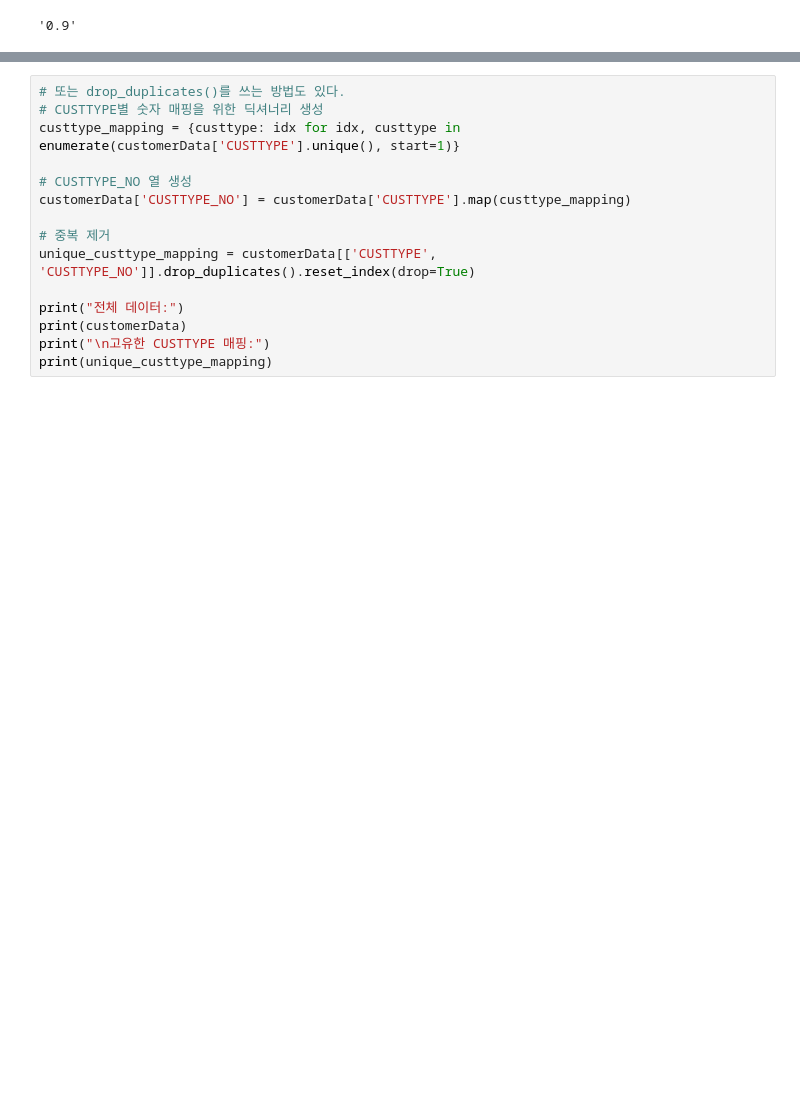
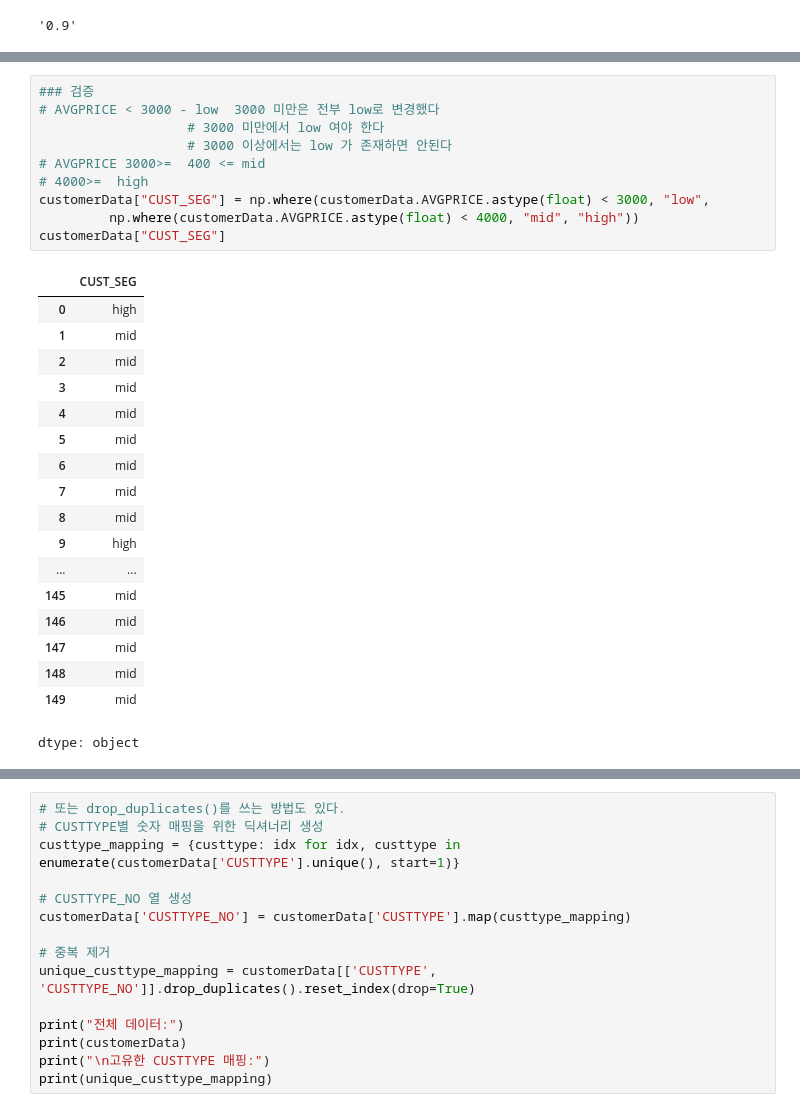
Before and after one commit to jaspresso/WordCloud, a Jupyter notebook: 01_데이터야_놀자.ipynb, the cells around one changed output, grey strips where cells are left out. Drawn from its saved outputs; the diff is of its cells as text; blank space fills up the shorter version.

```diff
--- a/01_데이터야_놀자.ipynb
+++ b/01_데이터야_놀자.ipynb
@@ -698,0 +748,29 @@ customerData
+# %%
+### 검증
+# AVGPRICE < 3000 - low  3000 미만은 전부 low로 변경했다
+                   # 3000 미만에서 low 여야 한다
+                   # 3000 이상에서는 low 가 존재하면 안된다
+# AVGPRICE 3000>=  400 <= mid
+# 4000>=  high
+customerData["CUST_SEG"] = np.where(customerData.AVGPRICE.astype(float) < 3000, "low",
+         np.where(customerData.AVGPRICE.astype(float) < 4000, "mid", "high"))
+customerData["CUST_SEG"]
+# %% [output]
+|  | CUST_SEG |
+| 0 | high |
+| 1 | mid |
+| 2 | mid |
+| 3 | mid |
+| 4 | mid |
+| 5 | mid |
+| 6 | mid |
+| 7 | mid |
+| 8 | mid |
+| 9 | high |
+| ... | ... |
+| 145 | mid |
+| 146 | mid |
+| 147 | mid |
+| 148 | mid |
+| 149 | mid |
+dtype: object
```
Also changed, not shown: parts of 29 cells of this notebook.
